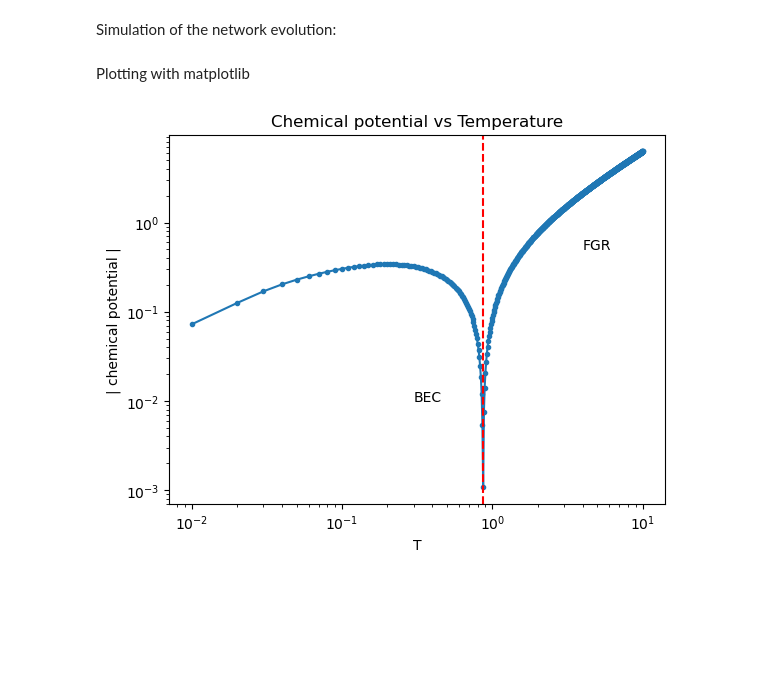
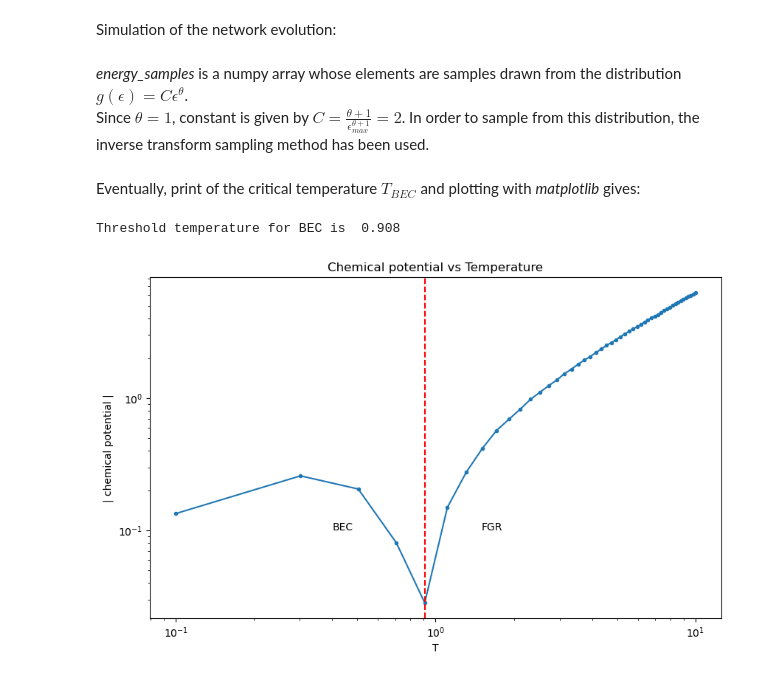
Before and after one commit to lelesqc/ComplexNetworks_proj, a Jupyter notebook: BEC.ipynb, the cells around one changed output. Drawn from its saved outputs; the diff is of its cells as text; code cells hidden in the pictures; blank space fills up the shorter version.

Commit message:
BEC Jupyter Notebook corrected
Temperature dependance embedded, further output plots added

```diff
--- a/BEC.ipynb
+++ b/BEC.ipynb
@@ -44,22 +32,46 @@ for val in range(t):
-# %%
-k_values = np.array(degrees)
-
-Z_t = [np.sum(k_values * np.exp(-1/temp * energy_samples)) for temp in T]
-
-for idx in range(T.size):
-    mu = np.append(mu, -T[idx] * np.log(Z_t[idx]/(m*t)))    # chemical potential
-# %% [markdown]
-Plotting with matplotlib
+# %%
+for temp in range(T.size):
+    G = nx.complete_graph(n)
+
+    for j in range(n):
+        degrees[temp, j] = G.degree(j)
+
+    for idx in range(t):
+        if idx >= n:
+            draws = np.random.choice(list(range(idx)), size = m, replace = False, p = probs_list)
+            G.add_node(idx)
+            G.add_edges_from((idx, i) for i in draws)
+
+            degrees[temp, idx] = G.degree(idx)
+            degrees[temp, :] = incr_deg(draws, degrees[temp, :])
+
+        energy_samples[temp, idx] = np.sqrt(np.random.uniform(0, 1))
+        fitness[temp, idx] = np.exp(- energy_samples[temp, idx]/T[temp])
+        factor[temp, idx] = fitness[temp, idx]*degrees[temp, idx]
+
+        probs_list = [factor[temp, i]/np.sum(factor[temp, :(idx+1)]) for i in range(idx+1)]
+
+    Z_t[temp] = np.sum([degrees[temp, node] * np.exp(-1/T[temp] * energy_samples[temp, node]) for node in range(t)])
+    mu[temp] = -T[temp] * np.log(Z_t[temp]/(m*t))
+# %% [markdown]
+*energy_samples* is a numpy array whose elements are samples drawn from the distribution $g(\epsilon) = C\epsilon^{\theta}$. \
+Since $\theta = 1$, constant is given by $C = \frac{\theta + 1}{\epsilon_{max}^{\theta + 1}} = 2$. In order to sample from this distribution, the inverse transform sampling method has been used.
+# %% [markdown]
+Eventually, print of the critical temperature $T_{BEC}$ and plotting with *matplotlib* gives:
 # %%
-plt.plot(T, np.abs(mu), marker = '.', linestyle = '-')
-plt.axvline(x = T[np.argmin(np.abs(mu))], color = 'r', linestyle = '--')
+print("Threshold temperature for BEC is ", round(T[np.argmin(np.abs(mu))], 3))
+
+plt.figure(figsize=(10, 6))
+plt.plot(T, np.abs(mu), marker='.', linestyle='-')
+plt.axvline(x = T[np.argmin(np.abs(mu))], color='r', linestyle='--')
 plt.xscale('log')
 plt.yscale('log')
 plt.title('Chemical potential vs Temperature')
 plt.xlabel('T')
 plt.ylabel('| chemical potential |')
-plt.annotate('BEC', xy = (0.5, 0.2), xytext = (0.3, 0.01))
-plt.annotate('FGR', xy = (2, 0.2), xytext = (4, 0.5))
+plt.annotate('BEC', xy=(3, 5), xytext=(.4, .1))
+plt.annotate('FGR', xy=(3, 5), xytext=(1.5, .1))
 plt.show()
 # %% [output]
+Threshold temperature for BEC is  0.908
-[figure, old version]
+[figure, new version]
```
Also changed, not shown: parts of 7 cells of this notebook.
